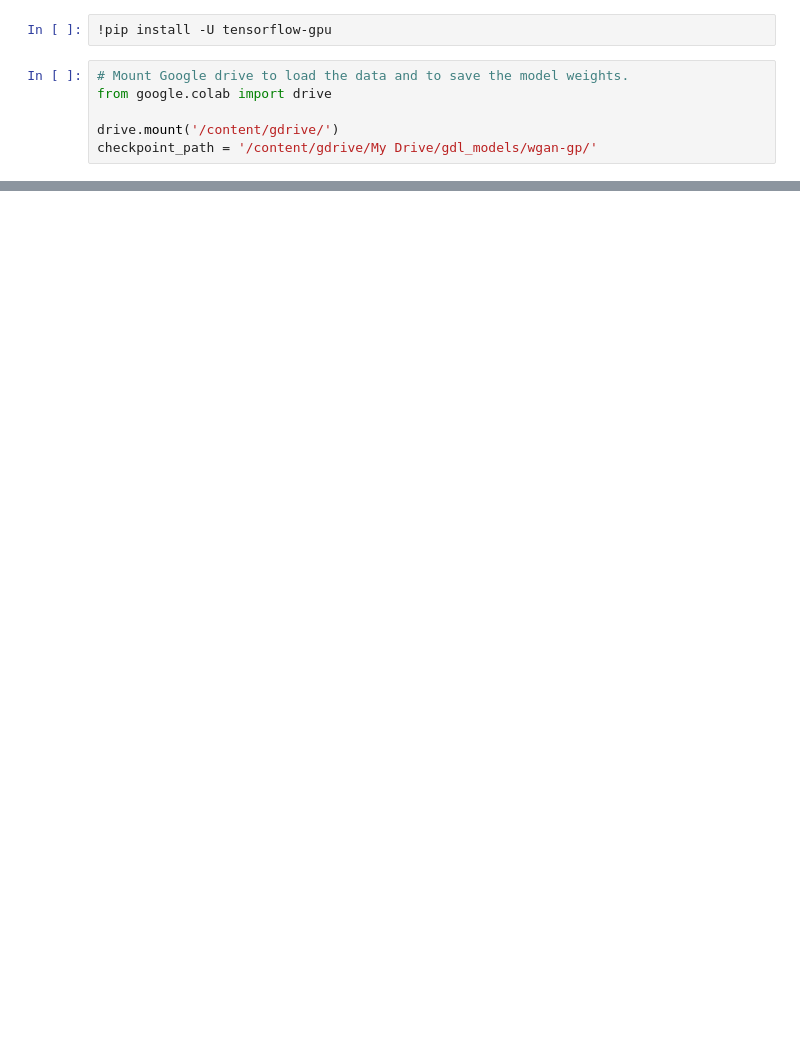
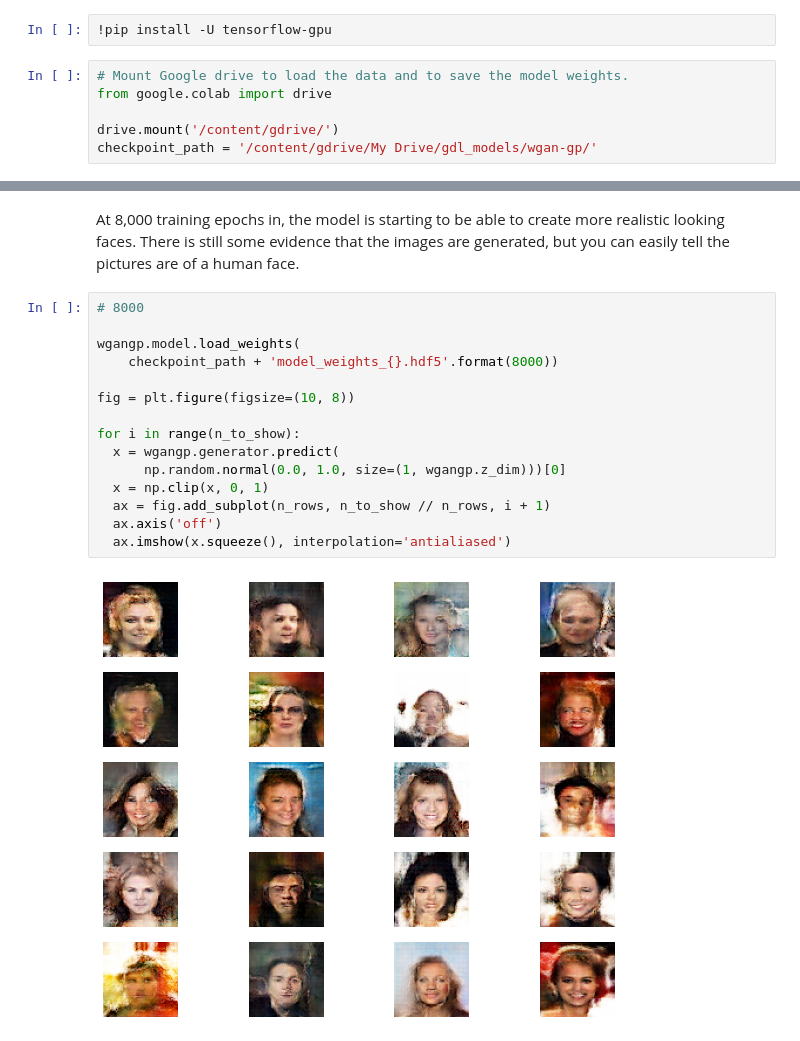
Before and after one commit to DCtheTall/generative-deep-learning, a Jupyter notebook: 4-generative-adversarial-networks/WGAN-GP.ipynb, the cells around one changed output, grey strips where cells are left out. Drawn from its saved outputs; the diff is of its cells as text; blank space fills up the shorter version.

```diff
--- a/4-generative-adversarial-networks/WGAN-GP.ipynb
+++ b/4-generative-adversarial-networks/WGAN-GP.ipynb
@@ -231,0 +393,19 @@ TODO Add model summary
+# %% [markdown]
+At 8,000 training epochs in, the model is starting to be able to create more realistic looking faces. There is still some evidence that the images are generated, but you can easily tell the pictures are of a human face.
+# %%
+# 8000
+
+wgangp.model.load_weights(
+    checkpoint_path + 'model_weights_{}.hdf5'.format(8000))
+
+fig = plt.figure(figsize=(10, 8))
+
+for i in range(n_to_show):
+  x = wgangp.generator.predict(
+      np.random.normal(0.0, 1.0, size=(1, wgangp.z_dim)))[0]
+  x = np.clip(x, 0, 1)
+  ax = fig.add_subplot(n_rows, n_to_show // n_rows, i + 1)
+  ax.axis('off')
+  ax.imshow(x.squeeze(), interpolation='antialiased')
+# %% [output]
+[figure, added]
```
Also changed, not shown: parts of 21 cells of this notebook.
